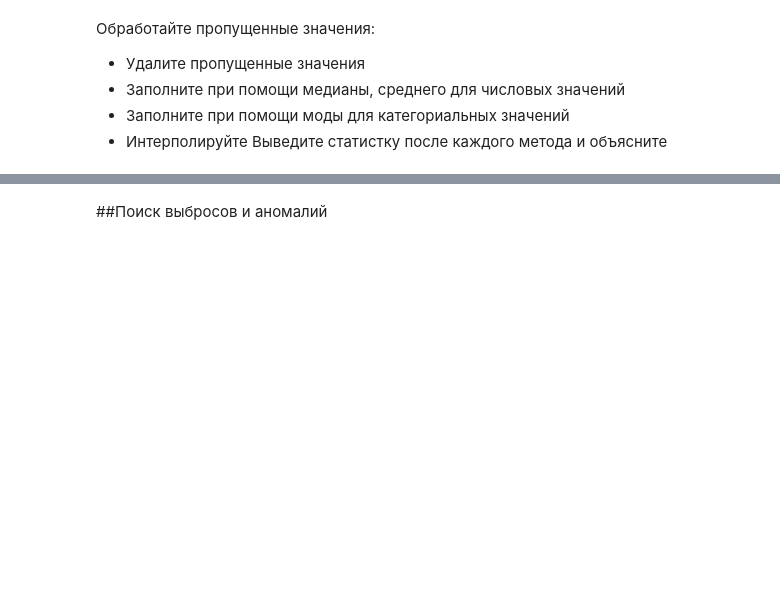
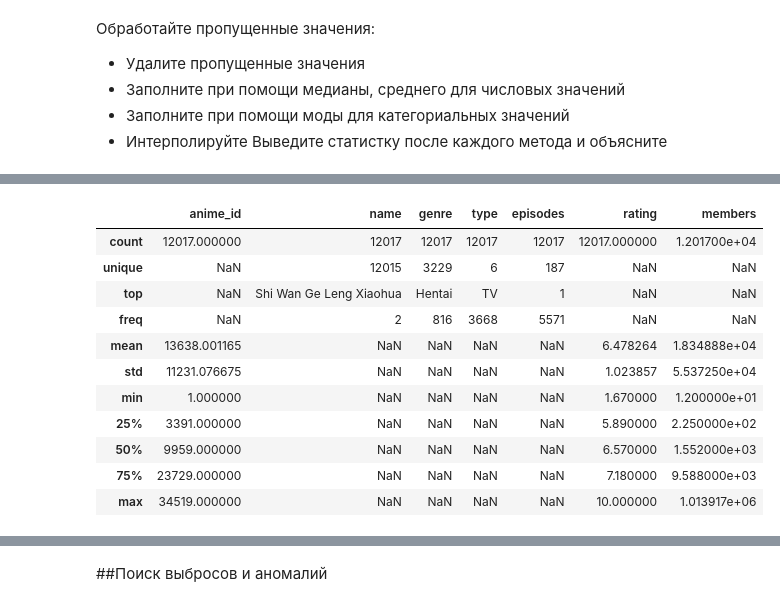
Before and after one commit to TheGodseeker/ML_PR, a Jupyter notebook: lab3/Задание_3.ipynb, the cells around one changed output, grey strips where cells are left out. Saved outputs shown, nothing was run; the diff lists cells and outputs as text; code cells hidden in the pictures; blank space fills up the shorter version.

```diff
--- a/lab3/Задание_3.ipynb
+++ b/lab3/Задание_3.ipynb
@@ -24,2 +46,21 @@ df = pd.read_csv('path/to/file.csv')
+# %%
+#Удаление
+df_del = df.dropna()
+
+#df_del
+df_del.describe(include="all")
+# %% [output]
+|  | anime_id | name | genre | type | episodes | rating | members |
+| count | 12017.000000 | 12017 | 12017 | 12017 | 12017 | 12017.000000 | 1.201700e+04 |
+| unique | NaN | 12015 | 3229 | 6 | 187 | NaN | NaN |
+| top | NaN | Shi Wan Ge Leng Xiaohua | Hentai | TV | 1 | NaN | NaN |
+| freq | NaN | 2 | 816 | 3668 | 5571 | NaN | NaN |
+| mean | 13638.001165 | NaN | NaN | NaN | NaN | 6.478264 | 1.834888e+04 |
+| std | 11231.076675 | NaN | NaN | NaN | NaN | 1.023857 | 5.537250e+04 |
+| min | 1.000000 | NaN | NaN | NaN | NaN | 1.670000 | 1.200000e+01 |
+| 25% | 3391.000000 | NaN | NaN | NaN | NaN | 5.890000 | 2.250000e+02 |
+| 50% | 9959.000000 | NaN | NaN | NaN | NaN | 6.570000 | 1.552000e+03 |
+| 75% | 23729.000000 | NaN | NaN | NaN | NaN | 7.180000 | 9.588000e+03 |
+| max | 34519.000000 | NaN | NaN | NaN | NaN | 10.000000 | 1.013917e+06 |
 # %%
 #Заполнение при помощи медианы
```
Also changed, not shown: parts of 19 cells of this notebook.
